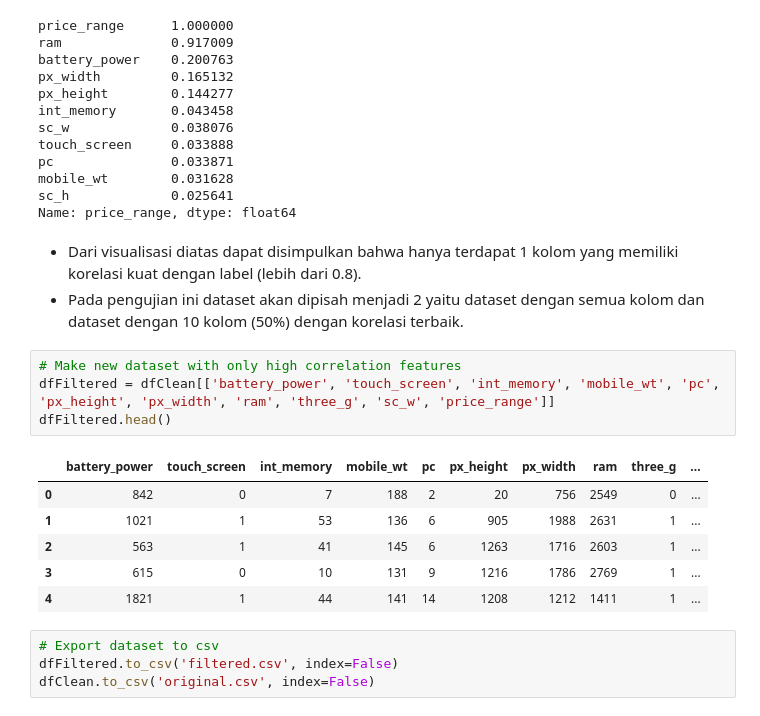
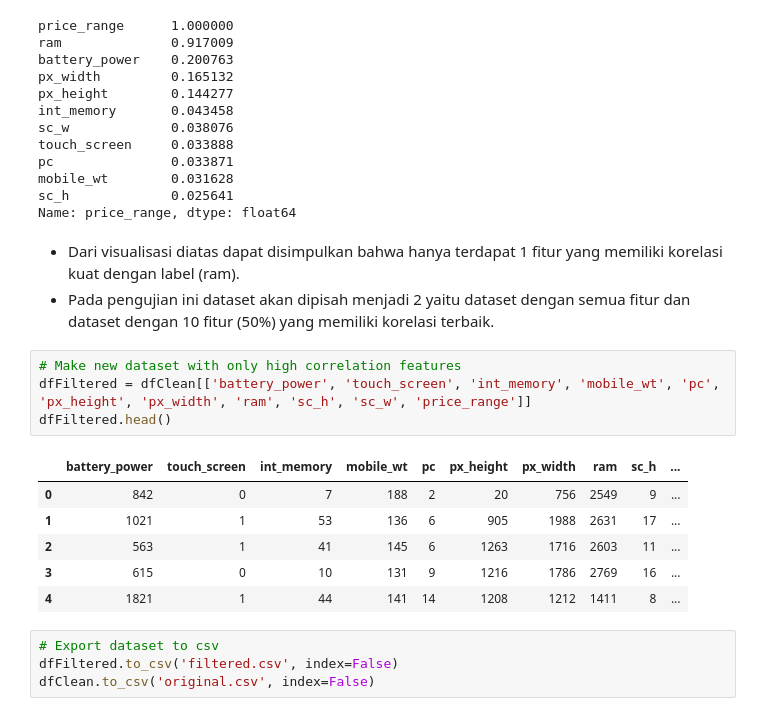
Before and after one commit to Liore-S/mobile-price-classification, a Jupyter notebook: eda.ipynb, the cells around one changed output. Saved outputs shown, nothing was run; the diff lists cells and outputs as text.

```diff
--- a/eda.ipynb
+++ b/eda.ipynb
@@ -228,19 +279,19 @@ mobile_wt        0.031628
 sc_h             0.025641
 Name: price_range, dtype: float64
 # %% [markdown]
-- Dari visualisasi diatas dapat disimpulkan bahwa hanya terdapat 1 kolom yang memiliki korelasi kuat dengan label (lebih dari 0.8).
-- Pada pengujian ini dataset akan dipisah menjadi 2 yaitu dataset dengan semua kolom dan dataset dengan 10 kolom (50%) dengan korelasi terbaik.
+- Dari visualisasi diatas dapat disimpulkan bahwa hanya terdapat 1 fitur yang memiliki korelasi kuat dengan label (ram).
+- Pada pengujian ini dataset akan dipisah menjadi 2 yaitu dataset dengan semua fitur dan dataset dengan 10 fitur (50%) yang memiliki korelasi terbaik.
 # %%
 # Make new dataset with only high correlation features
-dfFiltered = dfClean[['battery_power', 'touch_screen', 'int_memory', 'mobile_wt', 'pc', 'px_height', 'px_width', 'ram', 'three_g', 'sc_w', 'price_range']]
+dfFiltered = dfClean[['battery_power', 'touch_screen', 'int_memory', 'mobile_wt', 'pc', 'px_height', 'px_width', 'ram', 'sc_h', 'sc_w', 'price_range']]
 dfFiltered.head()
 # %% [output]
-|  | battery_power | touch_screen | int_memory | mobile_wt | pc | px_height | px_width | ram | three_g | ... |
-| 0 | 842 | 0 | 7 | 188 | 2 | 20 | 756 | 2549 | 0 | ... |
-| 1 | 1021 | 1 | 53 | 136 | 6 | 905 | 1988 | 2631 | 1 | ... |
-| 2 | 563 | 1 | 41 | 145 | 6 | 1263 | 1716 | 2603 | 1 | ... |
-| 3 | 615 | 0 | 10 | 131 | 9 | 1216 | 1786 | 2769 | 1 | ... |
-| 4 | 1821 | 1 | 44 | 141 | 14 | 1208 | 1212 | 1411 | 1 | ... |
+|  | battery_power | touch_screen | int_memory | mobile_wt | pc | px_height | px_width | ram | sc_h | ... |
+| 0 | 842 | 0 | 7 | 188 | 2 | 20 | 756 | 2549 | 9 | ... |
+| 1 | 1021 | 1 | 53 | 136 | 6 | 905 | 1988 | 2631 | 17 | ... |
+| 2 | 563 | 1 | 41 | 145 | 6 | 1263 | 1716 | 2603 | 11 | ... |
+| 3 | 615 | 0 | 10 | 131 | 9 | 1216 | 1786 | 2769 | 16 | ... |
+| 4 | 1821 | 1 | 44 | 141 | 14 | 1208 | 1212 | 1411 | 8 | ... |
 # %%
 # Export dataset to csv
 dfFiltered.to_csv('filtered.csv', index=False)
```
Also changed, not shown: parts of 10 cells of this notebook, 4 other files.
